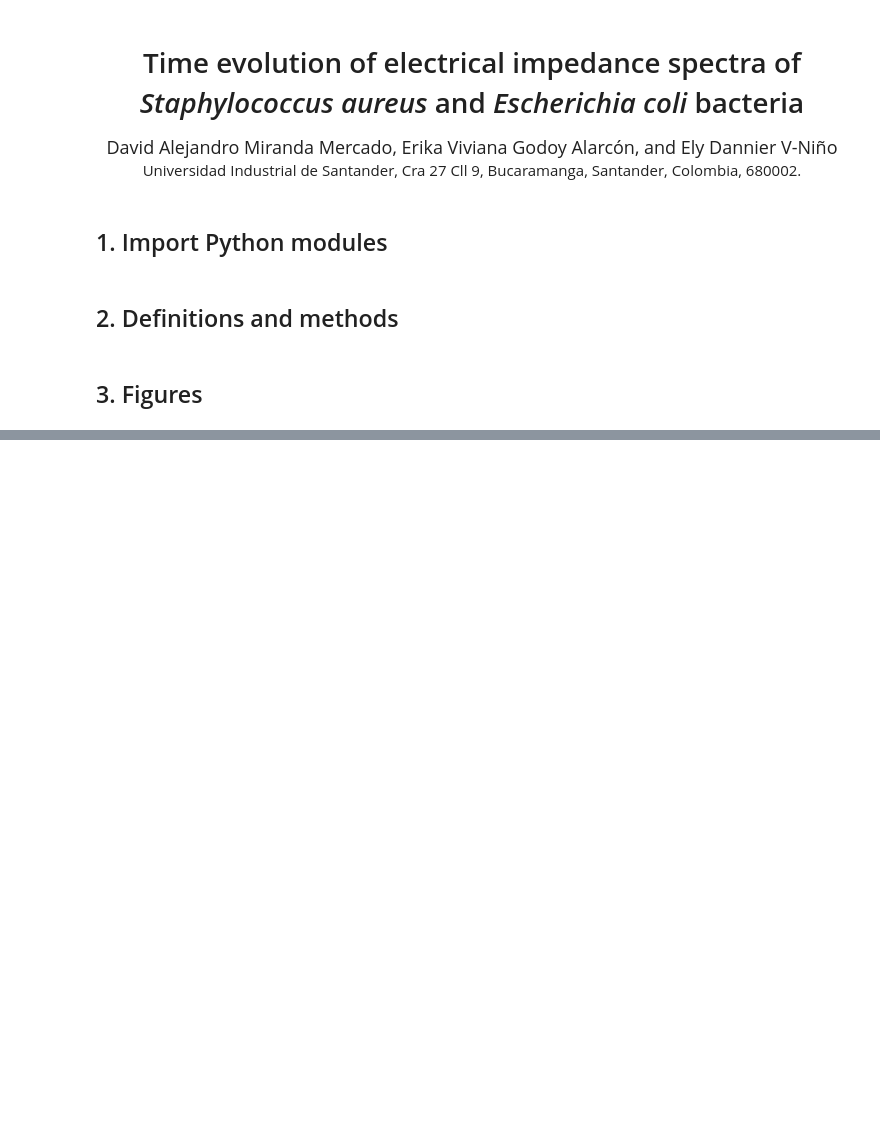
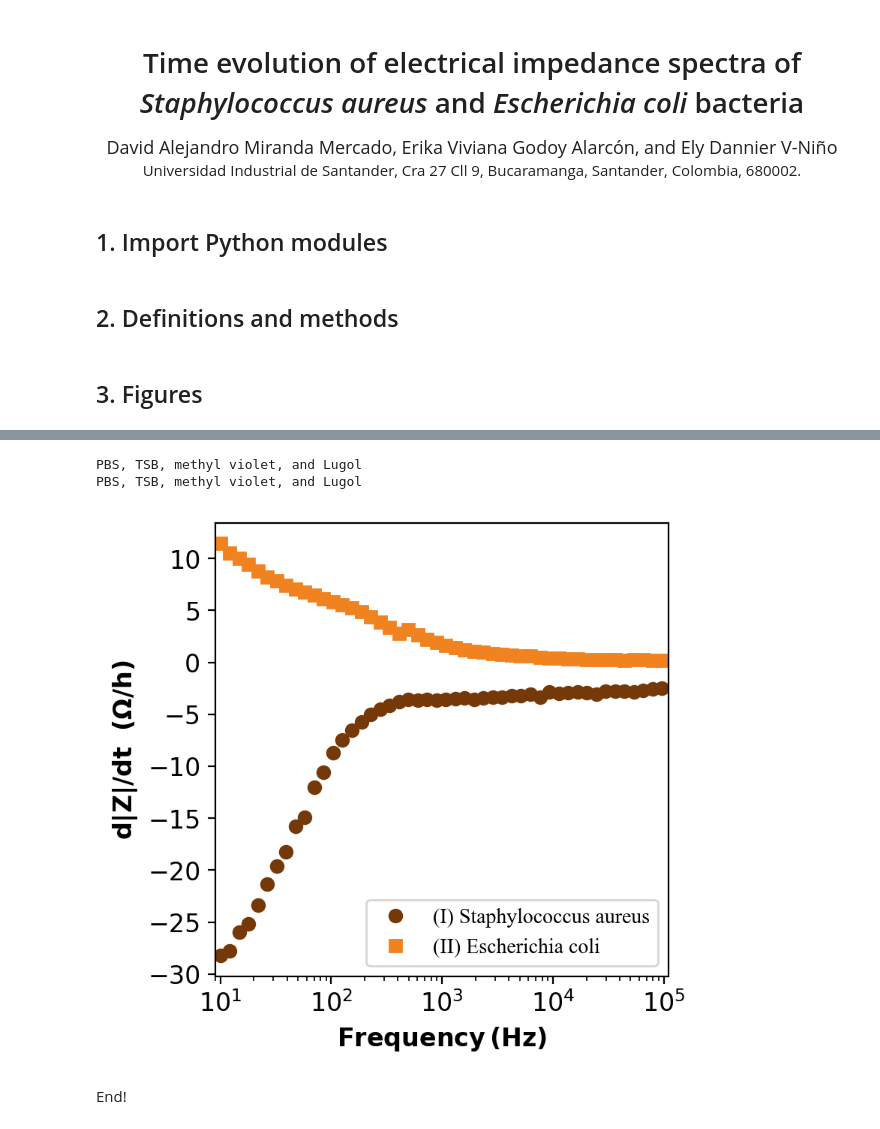
Before and after one commit to davidalejandromiranda/cronoimpedance, a Jupyter notebook: paper1_Saureus_Ecoli.ipynb, the cells around one changed output, grey strips where cells are left out. Cells and saved outputs as stored; diff of their text form; code cells hidden in the pictures; blank space fills up the shorter version.

```diff
--- a/paper1_Saureus_Ecoli.ipynb
+++ b/paper1_Saureus_Ecoli.ipynb
@@ -256,0 +331,18 @@ Fig5b
+# %%
+plt.figure(dpi=dpi)
+param='slope'
+for fig in ['Fig5a', 'Fig5b']:
+    print(figs[fig]['medium'])
+    bacteria=figs[fig]['bacteria']
+    label=plot_info[bacteria]['label']
+    color=plot_info[bacteria]['color']
+    marker=plot_info[bacteria]['marker']
+    plot_cronoimpedance(figs[fig]['data'], label=label, marker=marker, color=color, param=param)
+_ = plt.legend(loc=4, prop={'family':'Times New Roman'})
+_ = plt.xlim(0.9e1, 1.1e5)
+# %% [output]
+PBS, TSB, methyl violet, and Lugol
+PBS, TSB, methyl violet, and Lugol
+[figure, added]
+# %% [markdown]
+End!
```
Also changed, not shown: parts of 11 cells of this notebook, 12 other files.
